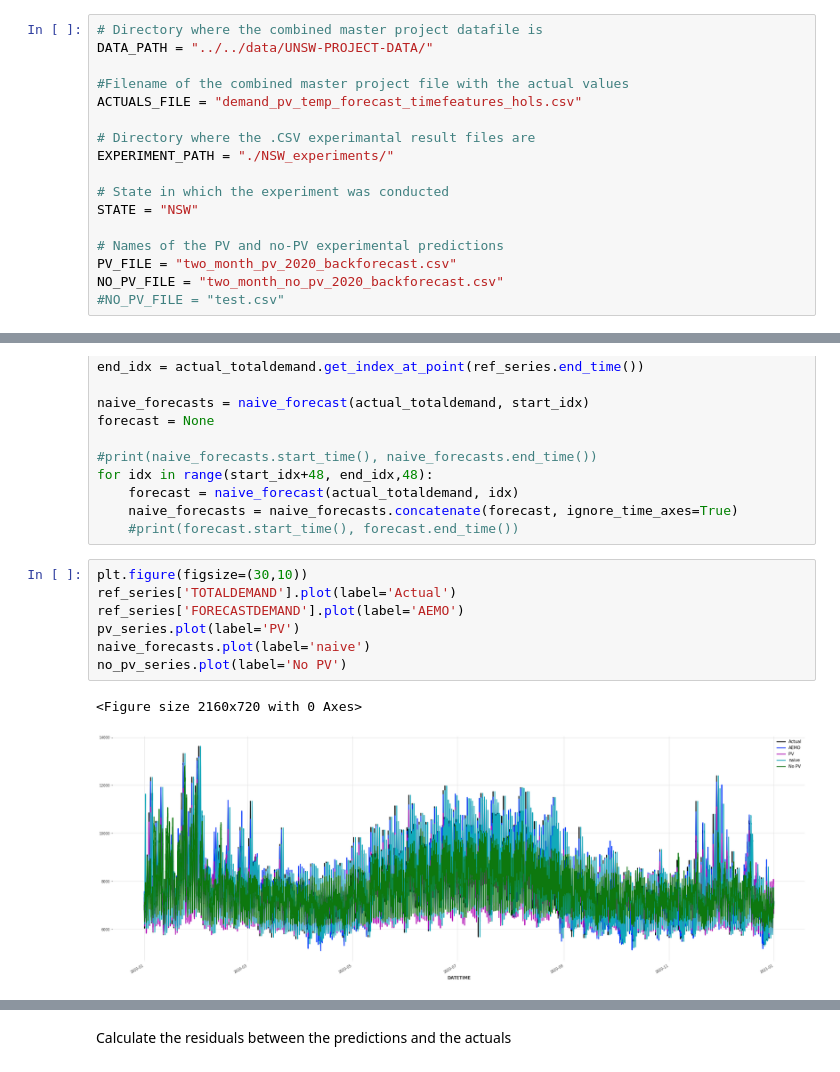
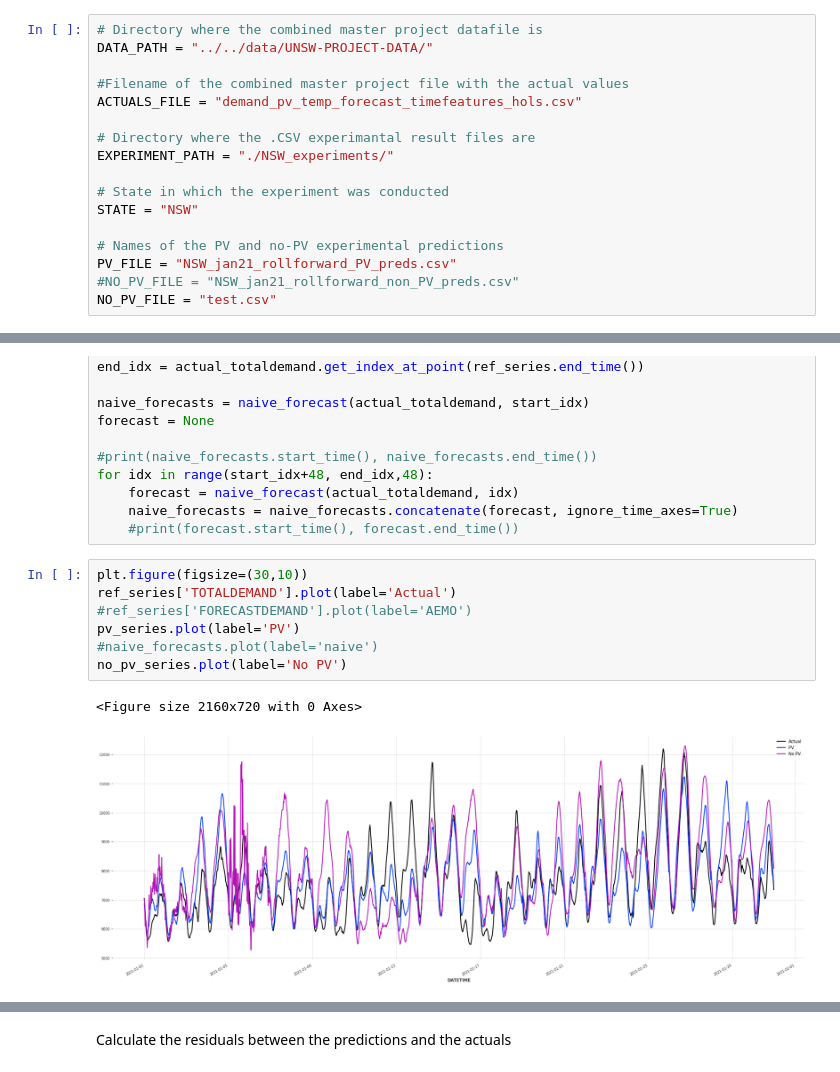
Before and after one commit to the-rahul-kumar/UNSW-Group-C-Project, a Jupyter notebook: src/Mat/model_error_analysis.ipynb, the cells around one changed output, grey strips where cells are left out. Cells and saved outputs as stored; diff of their text form.

Commit message:
Extra graphing and reporting features

```diff
--- a/src/Mat/model_error_analysis.ipynb
+++ b/src/Mat/model_error_analysis.ipynb
@@ -36,6 +36,6 @@ EXPERIMENT_PATH = "./NSW_experiments/"
 STATE = "NSW"
 
 # Names of the PV and no-PV experimental predictions
-PV_FILE = "two_month_pv_2020_backforecast.csv"
-NO_PV_FILE = "two_month_no_pv_2020_backforecast.csv"
-#NO_PV_FILE = "test.csv"
+PV_FILE = "NSW_jan21_rollforward_PV_preds.csv"
+#NO_PV_FILE = "NSW_jan21_rollforward_non_PV_preds.csv"
+NO_PV_FILE = "test.csv"
@@ -115,13 +99,13 @@ for idx in range(start_idx+48, end_idx,48):
 # %%
 plt.figure(figsize=(30,10))
 ref_series['TOTALDEMAND'].plot(label='Actual')
-ref_series['FORECASTDEMAND'].plot(label='AEMO')
+#ref_series['FORECASTDEMAND'].plot(label='AEMO')
 pv_series.plot(label='PV')
-naive_forecasts.plot(label='naive')
+#naive_forecasts.plot(label='naive')
 no_pv_series.plot(label='No PV')
 # %% [output]
 <Figure size 2160x720 with 0 Axes>
-[figure, old version]
+[figure, new version]
 # %%
 print("AEMO MAPE/RMSE:", mape(ref_series['TOTALDEMAND'], ref_series['FORECASTDEMAND']), rmse(ref_series['TOTALDEMAND'], ref_series['FORECASTDEMAND']))
 print("Naive MAPE/RMSE:", mape(ref_series['TOTALDEMAND'], naive_forecasts), rmse(ref_series['TOTALDEMAND'], naive_forecasts))
```
Also changed, not shown: parts of 22 cells of this notebook.
